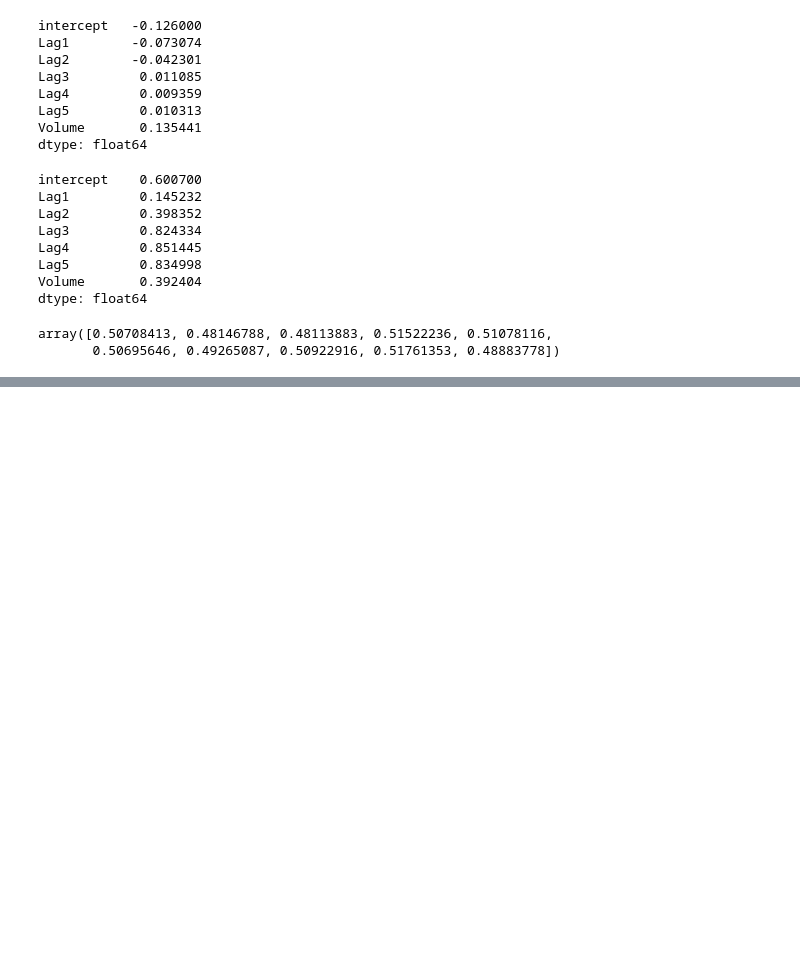
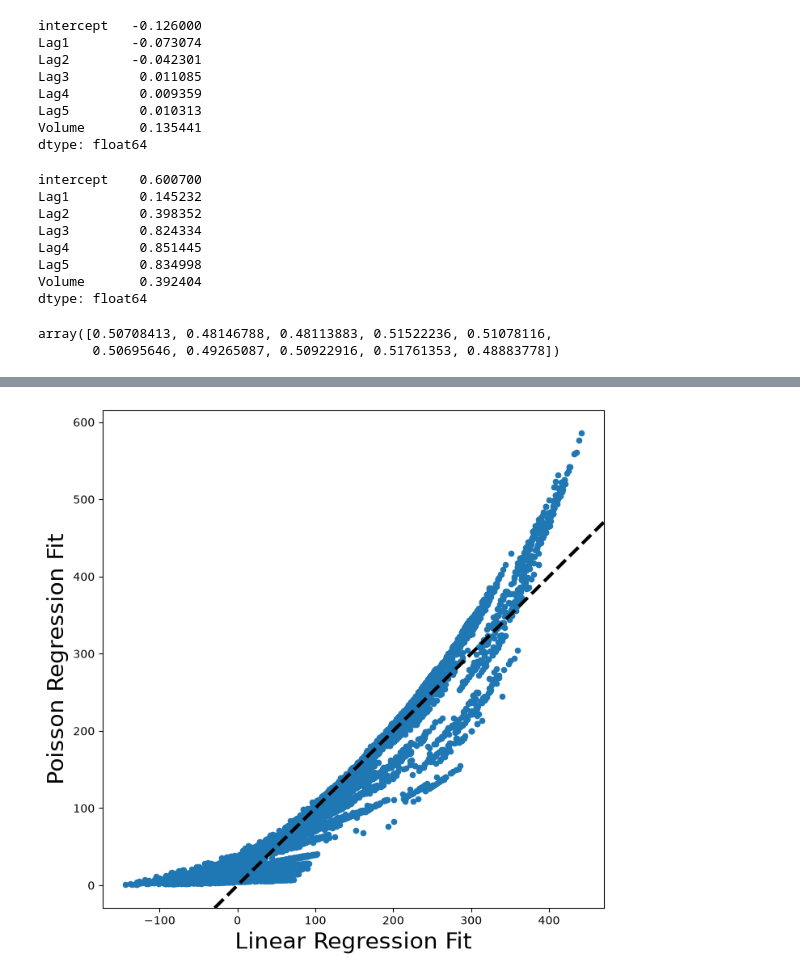
Before and after one commit to chrimu25/Data-Mining-by-Dr-Pacifique, a Jupyter notebook: lab2__4.7__Logistic regression, LDA, QDA, KNN.ipynb, the cells around one changed output, grey strips where cells are left out. Drawn from its saved outputs; the diff is of its cells as text; code cells hidden in the pictures; blank space fills up the shorter version.

```diff
--- a/lab2__4.7__Logistic regression, LDA, QDA, KNN.ipynb
+++ b/lab2__4.7__Logistic regression, LDA, QDA, KNN.ipynb
@@ -99,0 +581,8 @@ labels[probs >0.5] = "Up"
+# %%
+fig , ax = subplots(figsize=(8, 8))
+ax.scatter(M2_lm.fittedvalues ,M_pois.fittedvalues ,s=20)
+ax.set_xlabel('Linear Regression Fit', fontsize=20)
+ax.set_ylabel('Poisson Regression Fit', fontsize=20)
+ax.axline([0,0], c='black', linewidth=3,linestyle='--', slope=1);
+# %% [output]
+[figure, added]
```
Also changed, not shown: parts of 79 cells of this notebook, 12 other files.
